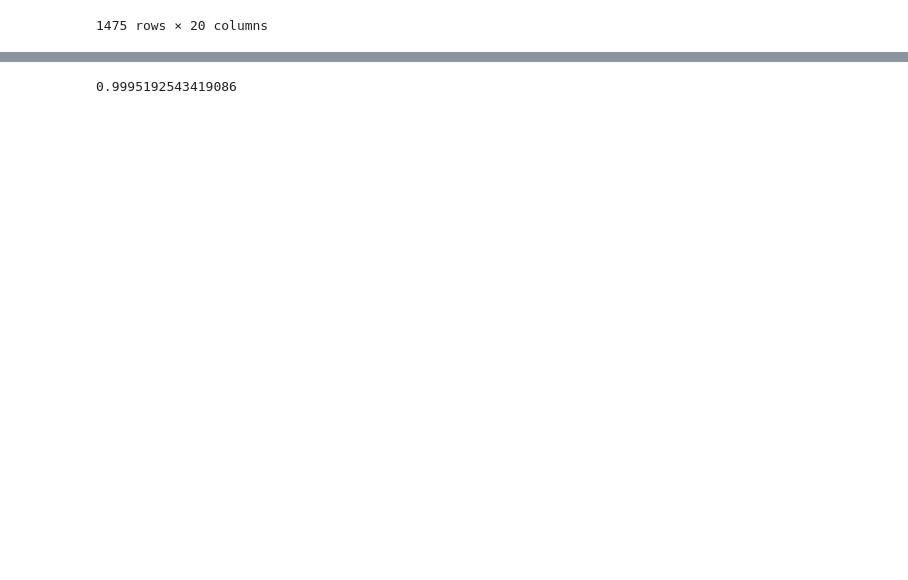
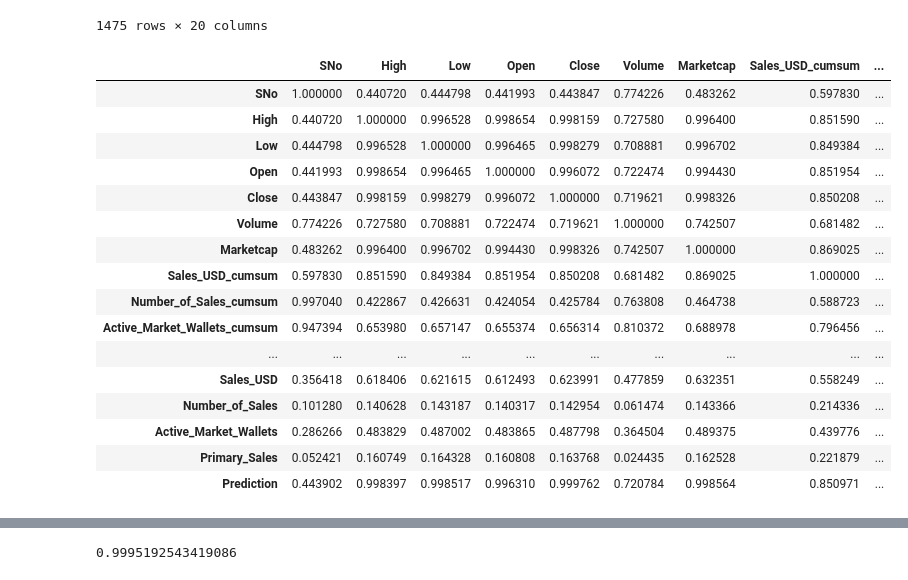
Before and after one commit to nexxusss/cryptocurrency_predict, a Jupyter notebook: nft.ipynb, the cells around one changed output, grey strips where cells are left out. Cells and saved outputs as stored; diff of their text form; code cells hidden in the pictures; blank space fills up the shorter version.

```diff
--- a/nft.ipynb
+++ b/nft.ipynb
@@ -229,3 +223,23 @@ eth_nft
 | 1474 | 2159 | Ethereum | ETH | 2021-07-05 | 2321.922836 | 2163.041394 | 2321.922836 | 2198.582464 | 2.010379e+10 | 2.562978e+11 | ... |
 | 1475 | 2160 | Ethereum | ETH | 2021-07-06 | 2346.294874 | 2197.919385 | 2197.919385 | 2324.679449 | 2.089186e+10 | 2.710286e+11 | ... |
 1475 rows × 20 columns
+# %%
+eth_nft.corr().style.background_gradient(cmap='Blues', axis=0)
+# %% [output]
+|  | SNo | High | Low | Open | Close | Volume | Marketcap | Sales_USD_cumsum | ... |
+| SNo | 1.000000 | 0.440720 | 0.444798 | 0.441993 | 0.443847 | 0.774226 | 0.483262 | 0.597830 | ... |
+| High | 0.440720 | 1.000000 | 0.996528 | 0.998654 | 0.998159 | 0.727580 | 0.996400 | 0.851590 | ... |
+| Low | 0.444798 | 0.996528 | 1.000000 | 0.996465 | 0.998279 | 0.708881 | 0.996702 | 0.849384 | ... |
+| Open | 0.441993 | 0.998654 | 0.996465 | 1.000000 | 0.996072 | 0.722474 | 0.994430 | 0.851954 | ... |
+| Close | 0.443847 | 0.998159 | 0.998279 | 0.996072 | 1.000000 | 0.719621 | 0.998326 | 0.850208 | ... |
+| Volume | 0.774226 | 0.727580 | 0.708881 | 0.722474 | 0.719621 | 1.000000 | 0.742507 | 0.681482 | ... |
+| Marketcap | 0.483262 | 0.996400 | 0.996702 | 0.994430 | 0.998326 | 0.742507 | 1.000000 | 0.869025 | ... |
+| Sales_USD_cumsum | 0.597830 | 0.851590 | 0.849384 | 0.851954 | 0.850208 | 0.681482 | 0.869025 | 1.000000 | ... |
+| Number_of_Sales_cumsum | 0.997040 | 0.422867 | 0.426631 | 0.424054 | 0.425784 | 0.763808 | 0.464738 | 0.588723 | ... |
+| Active_Market_Wallets_cumsum | 0.947394 | 0.653980 | 0.657147 | 0.655374 | 0.656314 | 0.810372 | 0.688978 | 0.796456 | ... |
+| ... | ... | ... | ... | ... | ... | ... | ... | ... | ... |
+| Sales_USD | 0.356418 | 0.618406 | 0.621615 | 0.612493 | 0.623991 | 0.477859 | 0.632351 | 0.558249 | ... |
+| Number_of_Sales | 0.101280 | 0.140628 | 0.143187 | 0.140317 | 0.142954 | 0.061474 | 0.143366 | 0.214336 | ... |
+| Active_Market_Wallets | 0.286266 | 0.483829 | 0.487002 | 0.483865 | 0.487798 | 0.364504 | 0.489375 | 0.439776 | ... |
+| Primary_Sales | 0.052421 | 0.160749 | 0.164328 | 0.160808 | 0.163768 | 0.024435 | 0.162528 | 0.221879 | ... |
+| Prediction | 0.443902 | 0.998397 | 0.998517 | 0.996310 | 0.999762 | 0.720784 | 0.998564 | 0.850971 | ... |
```
Also changed, not shown: parts of 10 cells of this notebook.
